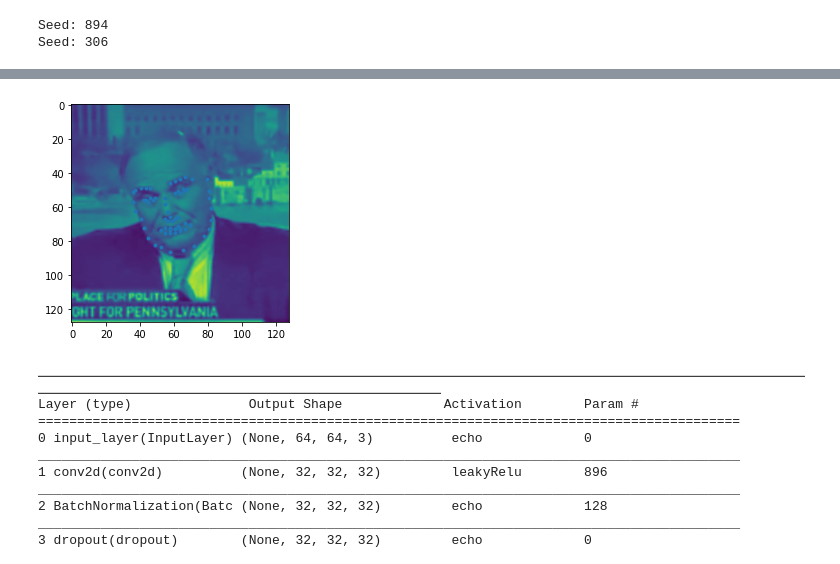
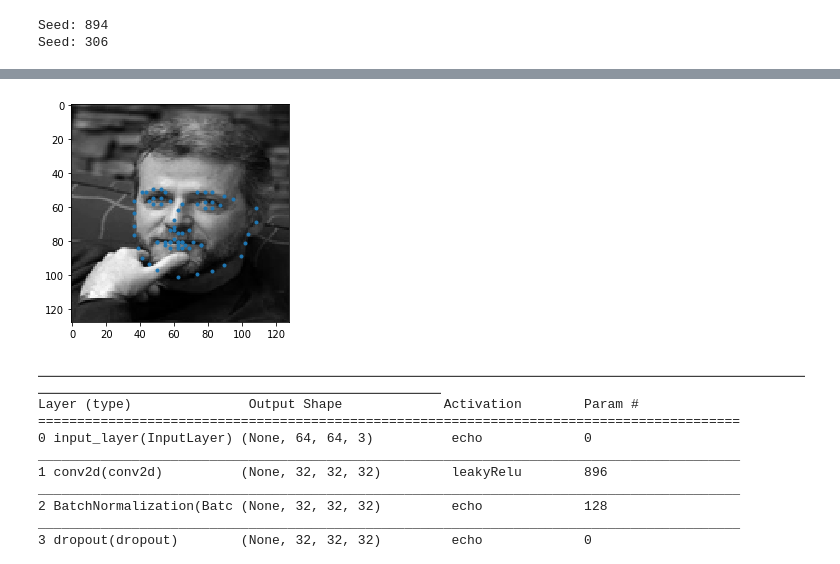
Before and after one commit to ShivamShrirao/facial_keypoints, a Jupyter notebook: Facial_landmarks.ipynb, the cells around one changed output, grey strips where cells are left out. Drawn from its saved outputs; the diff is of its cells as text; code cells hidden in the pictures.

```diff
--- a/Facial_landmarks.ipynb
+++ b/Facial_landmarks.ipynb
@@ -34,8 +38,9 @@ df=pd.read_csv("dataset/test_frames_keypoints.csv")
 # %%
-mg=df.iloc[27]
+mg=df.iloc[345]
 # %%
 key_pts=mg[1:].values.reshape(-1,2)
 # %%
-img=imread('dataset/test/'+mg[0])[:,:,:3]/255
+img=cv2.imread('dataset/test/'+mg[0])[:,:,:3]
+img=cv2.cvtColor(img, cv2.COLOR_BGR2GRAY)
 # %%
 x,y=img.shape[:2]
@@ -46,9 +49,9 @@ rx,ry=128/x,128/y
 # %%
-plt.imshow(gray,interpolation='bicubic')
+plt.imshow(rsimg,cmap='gray')
 plt.scatter(key_pts[:,0]*ry,key_pts[:,1]*rx, marker='.')
 plt.show()
 # %% [output]
-[figure, old version]
+[figure, new version]
 # %%
 model=Sequential()
 model.add(conv2d(32,kernel_size=3,stride=[2,2],activation=functions.leakyRelu,input_shape=(64,64,1)))
```
Also changed, not shown: parts of 6 cells of this notebook, 1 other file.
